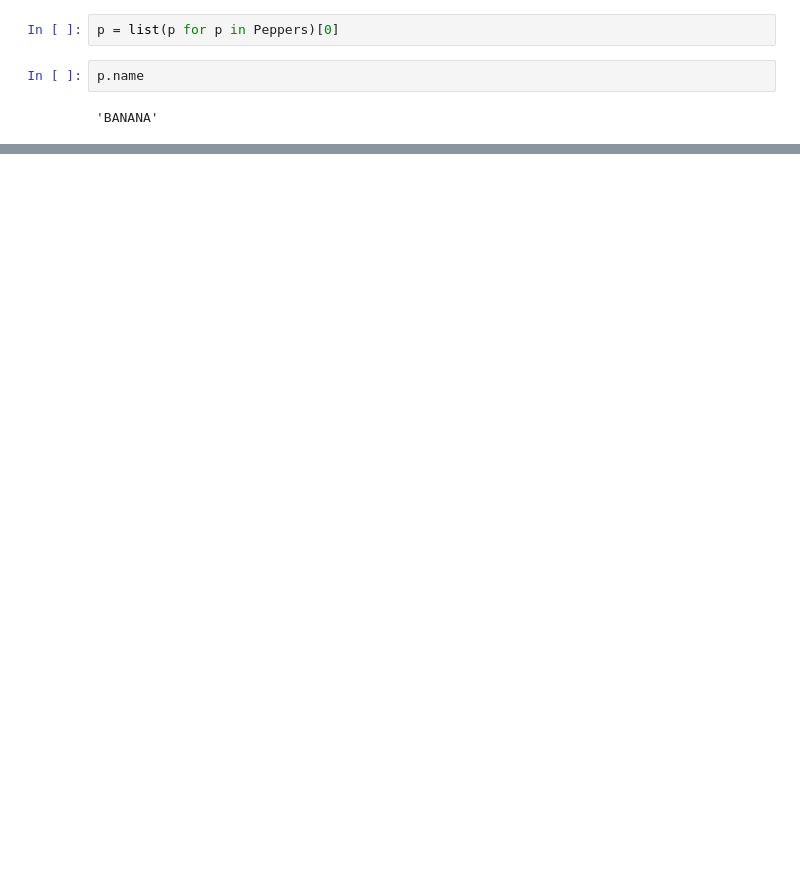
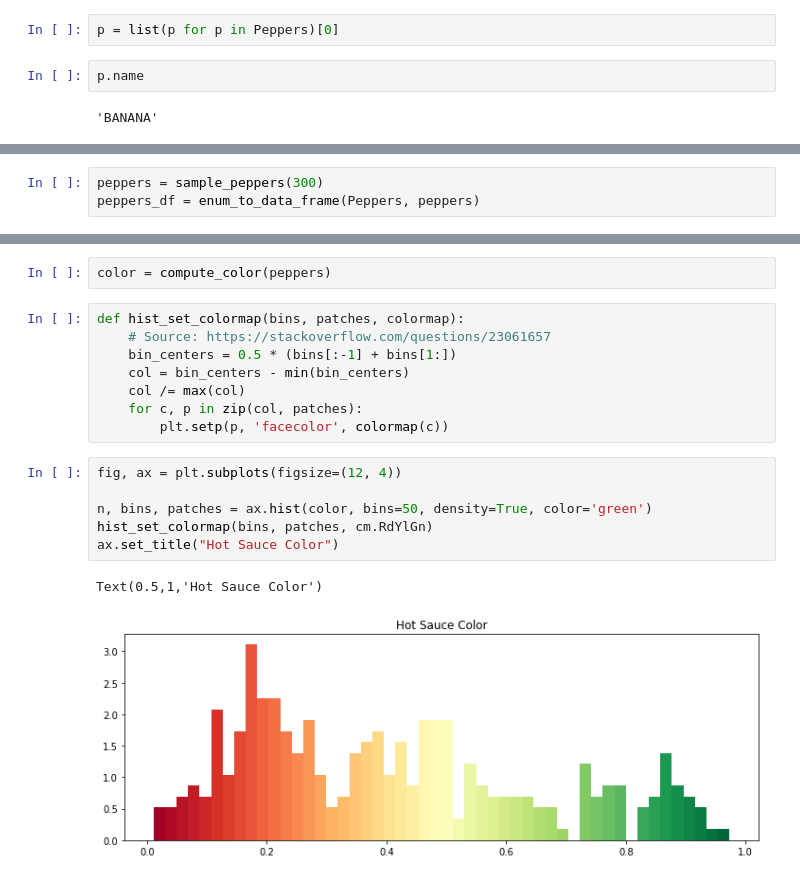
Before and after one commit to bphillab/hot-sauce, a Jupyter notebook: hot-sauce.ipynb, the cells around one changed output, grey strips where cells are left out. Cells and saved outputs as stored; diff of their text form; blank space fills up the shorter version.

```diff
--- a/hot-sauce.ipynb
+++ b/hot-sauce.ipynb
@@ -54,0 +36,3 @@ np.concatenate
+# %%
+peppers = sample_peppers(300)
+peppers_df = enum_to_data_frame(Peppers, peppers)
@@ -54,0 +80,19 @@ np.concatenate
+# %%
+color = compute_color(peppers)
+# %%
+def hist_set_colormap(bins, patches, colormap):
+    # Source: https://stackoverflow.com/questions/23061657
+    bin_centers = 0.5 * (bins[:-1] + bins[1:])
+    col = bin_centers - min(bin_centers)
+    col /= max(col)
+    for c, p in zip(col, patches):
+        plt.setp(p, 'facecolor', colormap(c))
+# %%
+fig, ax = plt.subplots(figsize=(12, 4))
+
+n, bins, patches = ax.hist(color, bins=50, density=True, color='green')
+hist_set_colormap(bins, patches, cm.RdYlGn)
+ax.set_title("Hot Sauce Color")
+# %% [output]
+Text(0.5,1,'Hot Sauce Color')
+[figure, added]
```
Also changed, not shown: parts of 8 cells of this notebook, 3 other files.
